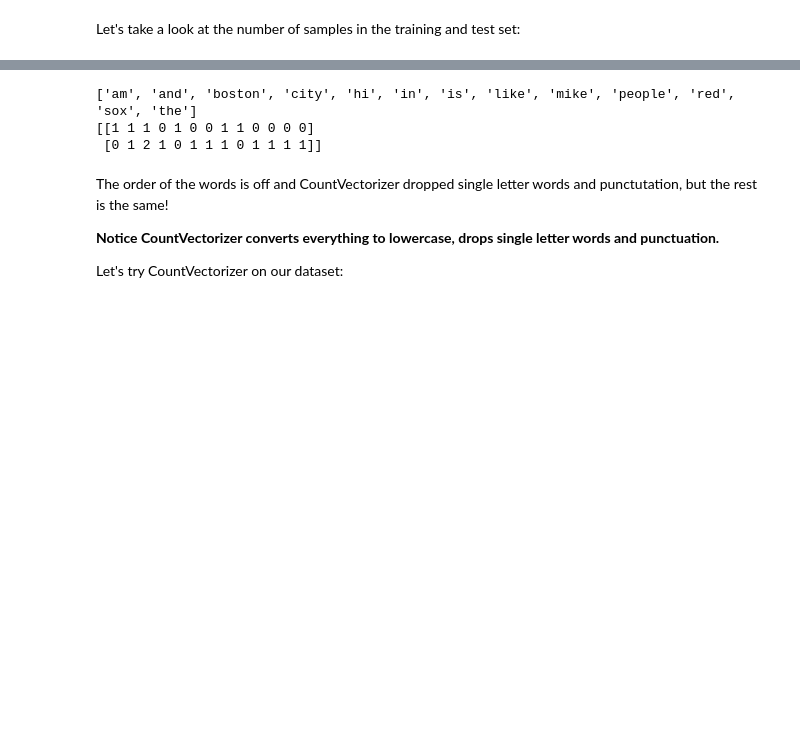
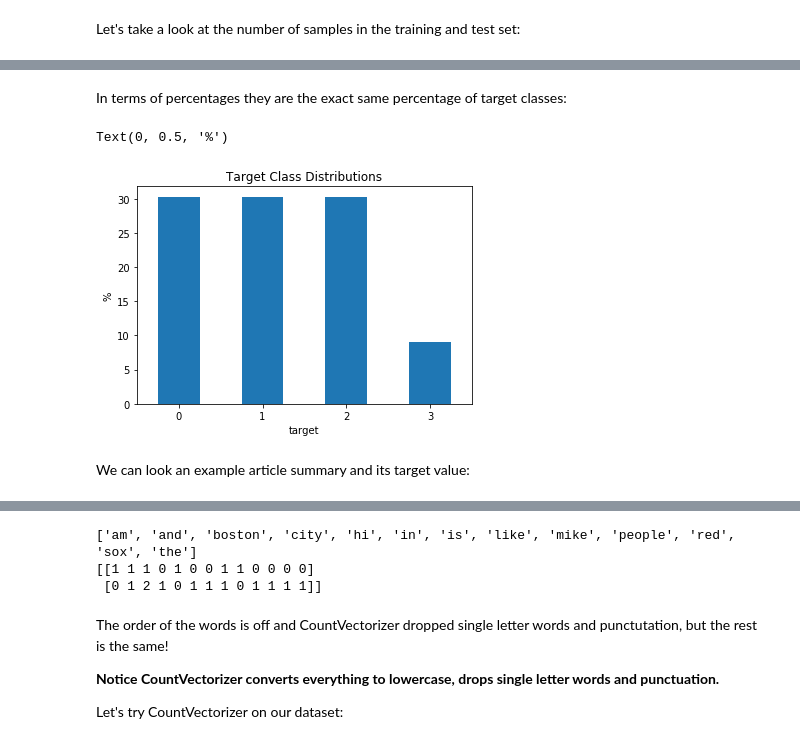
Before and after one commit to mdh266/TextClassificationApp, a Jupyter notebook: NLP.ipynb, the cells around one changed output, grey strips where cells are left out. Drawn from its saved outputs; the diff is of its cells as text; code cells hidden in the pictures; blank space fills up the shorter version.

```diff
--- a/NLP.ipynb
+++ b/NLP.ipynb
@@ -41,0 +40,4 @@ twenty_test  = fetch_20newsgroups(subset='test', shuffle=True)
+# %%
+import pymongo
+conn = pymongo.MongoClient('mongodb://localhost:27017')
+db   = conn.db_arxiv
@@ -224,0 +195,12 @@ dtype: float64
+# %% [markdown]
+In terms of percentages they are the exact same percentage of target classes:
+# %%
+percents = 100 * train_df.groupby("target").size() / train_df.shape[0]
+
+percents.plot(kind='bar', title='Target Class Distributions', rot=0)
+plt.ylabel("%")
+# %% [output]
+Text(0, 0.5, '%')
+[figure, added]
+# %% [markdown]
+We can look an example article summary and its target value:
```
Also changed, not shown: parts of 139 cells of this notebook.
